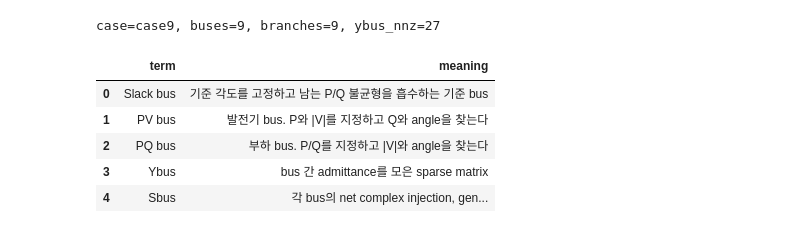
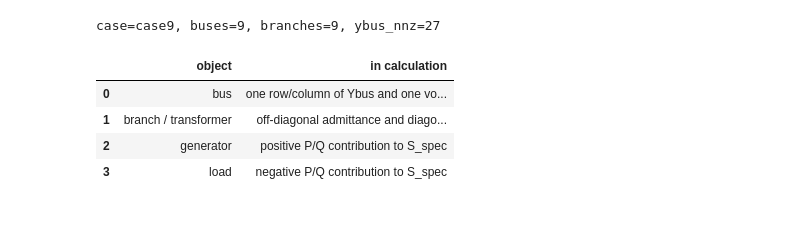
Before and after one commit to qubeenyoung/gpu-powerflow, a Jupyter notebook: python/tutorial/01_power_system_basics_case9.ipynb, the cells around one changed output. Drawn from its saved outputs; the diff is of its cells as text; code cells hidden in the pictures.

```diff
--- a/python/tutorial/01_power_system_basics_case9.ipynb
+++ b/python/tutorial/01_power_system_basics_case9.ipynb
@@ -32,18 +37,16 @@ plt.rcParams['axes.grid'] = False
-# %%
-case = tu.load_case('case9')
-print(f"case={case.case_name}, buses={case.ybus.shape[0]}, branches={case.branch.shape[0]}, ybus_nnz={case.ybus.nnz}")
-display(pd.DataFrame([
-    {'term': 'Slack bus', 'meaning': '기준 각도를 고정하고 남는 P/Q 불균형을 흡수하는 기준 bus'},
-    {'term': 'PV bus', 'meaning': '발전기 bus. P와 |V|를 지정하고 Q와 angle을 찾는다'},
-    {'term': 'PQ bus', 'meaning': '부하 bus. P/Q를 지정하고 |V|와 angle을 찾는다'},
-    {'term': 'Ybus', 'meaning': 'bus 간 admittance를 모은 sparse matrix'},
-    {'term': 'Sbus', 'meaning': '각 bus의 net complex injection, generation minus load'},
-]))
-# %% [output]
-case=case9, buses=9, branches=9, ybus_nnz=27
-|  | term | meaning |
-| 0 | Slack bus | 기준 각도를 고정하고 남는 P/Q 불균형을 흡수하는 기준 bus |
-| 1 | PV bus | 발전기 bus. P와 |V|를 지정하고 Q와 angle을 찾는다 |
-| 2 | PQ bus | 부하 bus. P/Q를 지정하고 |V|와 angle을 찾는다 |
-| 3 | Ybus | bus 간 admittance를 모은 sparse matrix |
-| 4 | Sbus | 각 bus의 net complex injection, gen... |
+# %%
+case = tu.load_case('case9')
+print(f"case={case.case_name}, buses={case.ybus.shape[0]}, branches={case.branch.shape[0]}, ybus_nnz={case.ybus.nnz}")
+display(pd.DataFrame([
+    {'object': 'bus', 'in calculation': 'one row/column of Ybus and one voltage V_i'},
+    {'object': 'branch / transformer', 'in calculation': 'off-diagonal admittance and diagonal self admittance'},
+    {'object': 'generator', 'in calculation': 'positive P/Q contribution to S_spec'},
+    {'object': 'load', 'in calculation': 'negative P/Q contribution to S_spec'},
+]))
+# %% [output]
+case=case9, buses=9, branches=9, ybus_nnz=27
+|  | object | in calculation |
+| 0 | bus | one row/column of Ybus and one vo... |
+| 1 | branch / transformer | off-diagonal admittance and diago... |
+| 2 | generator | positive P/Q contribution to S_spec |
+| 3 | load | negative P/Q contribution to S_spec |
```
Also changed, not shown: parts of 14 cells of this notebook, 11 other files.
